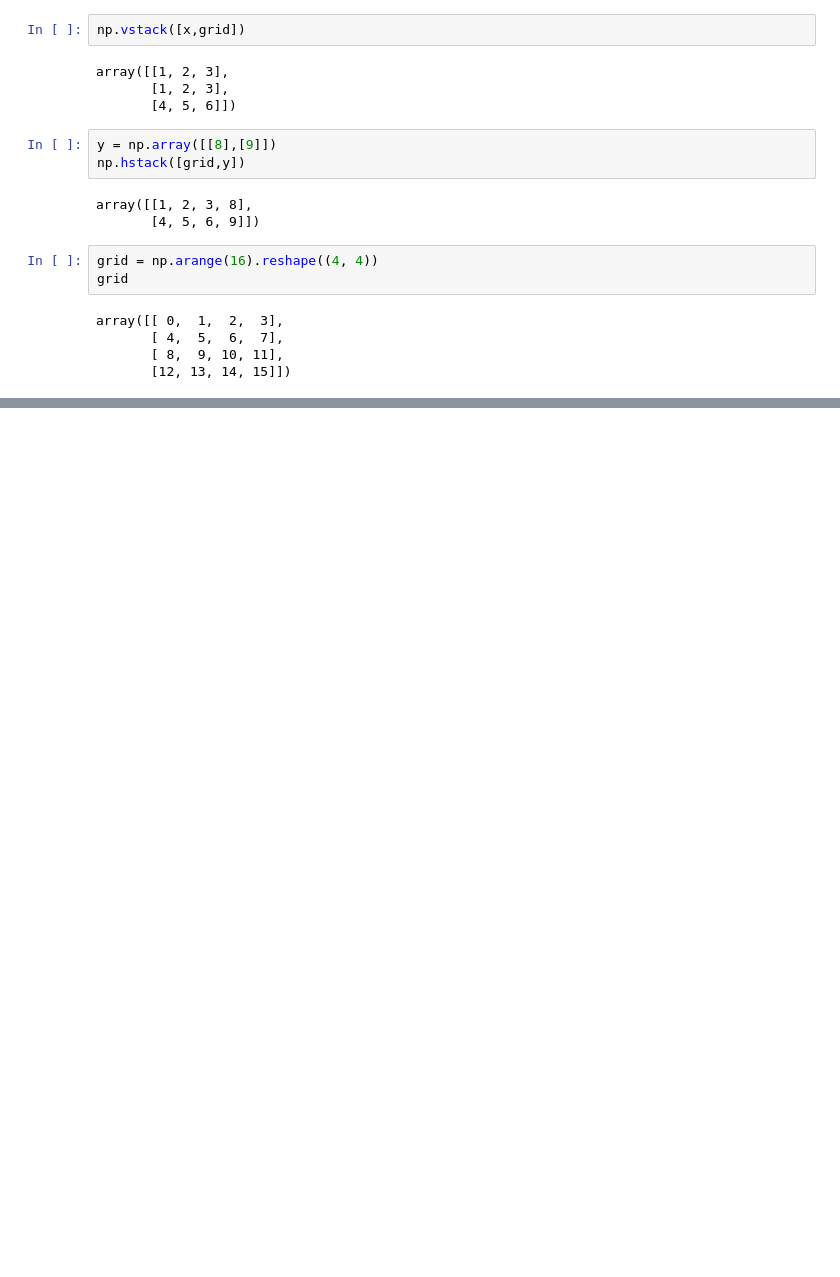
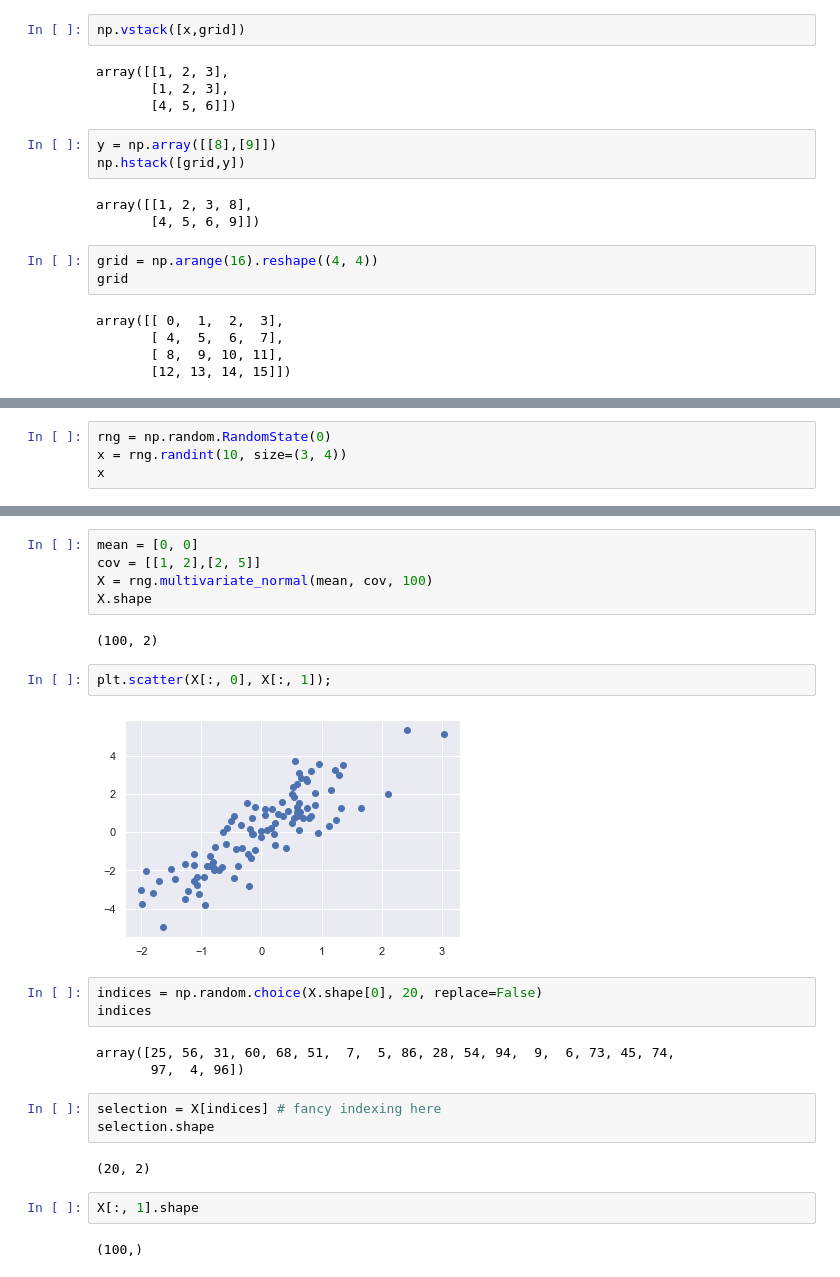
Before and after one commit to jdchy/Data-Science-Handbook, a Jupyter notebook: Data Science Handbook.ipynb, the cells around one changed output, grey strips where cells are left out. Drawn from its saved outputs; the diff is of its cells as text; blank space fills up the shorter version.

```diff
--- a/Data Science Handbook.ipynb
+++ b/Data Science Handbook.ipynb
@@ -286,0 +521,4 @@ array([[ 0,  1,  2,  3],
+# %%
+rng = np.random.RandomState(0)
+x = rng.randint(10, size=(3, 4))
+x
@@ -286,0 +586,26 @@ array([[ 0,  1,  2,  3],
+# %%
+mean = [0, 0]
+cov = [[1, 2],[2, 5]]
+X = rng.multivariate_normal(mean, cov, 100)
+X.shape
+# %% [output]
+(100, 2)
+# %%
+plt.scatter(X[:, 0], X[:, 1]);
+# %% [output]
+[figure, added]
+# %%
+indices = np.random.choice(X.shape[0], 20, replace=False)
+indices
+# %% [output]
+array([25, 56, 31, 60, 68, 51,  7,  5, 86, 28, 54, 94,  9,  6, 73, 45, 74,
+       97,  4, 96])
+# %%
+selection = X[indices] # fancy indexing here
+selection.shape
+# %% [output]
+(20, 2)
+# %%
+X[:, 1].shape
+# %% [output]
+(100,)
```
Also changed, not shown: parts of 80 cells of this notebook.
